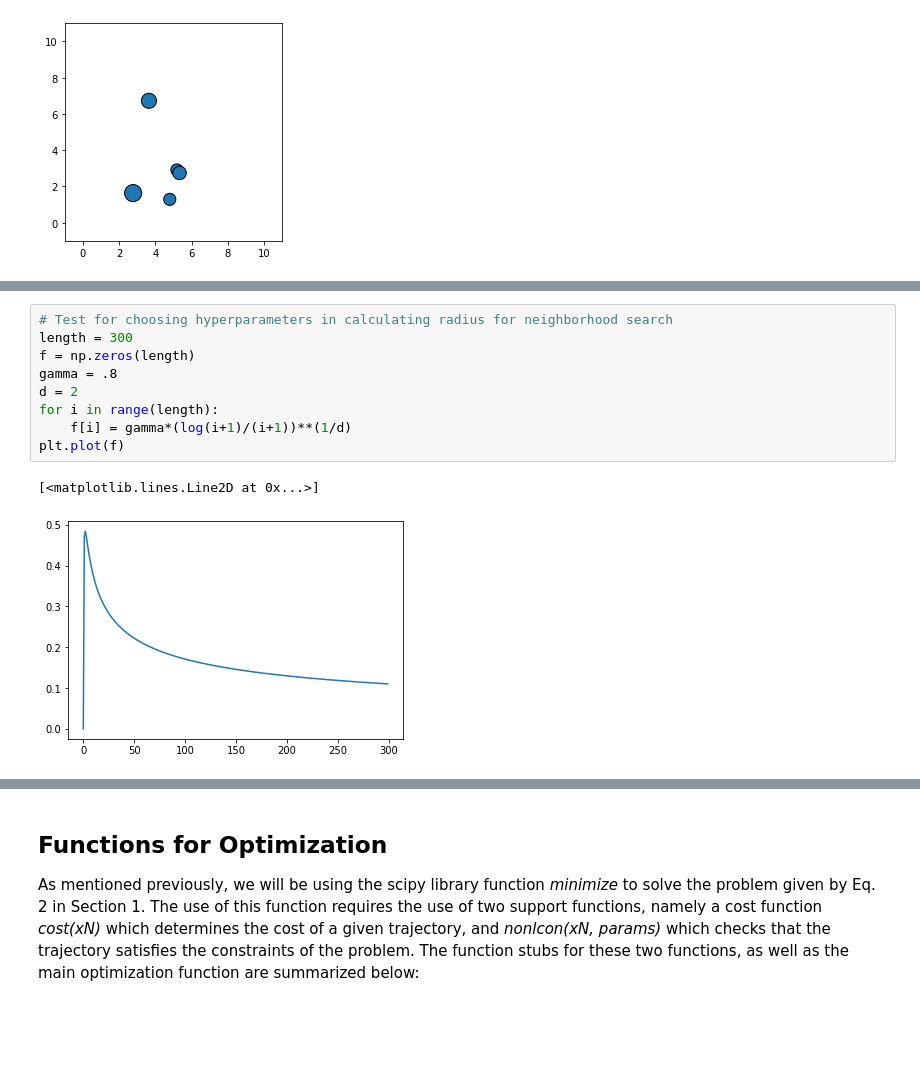
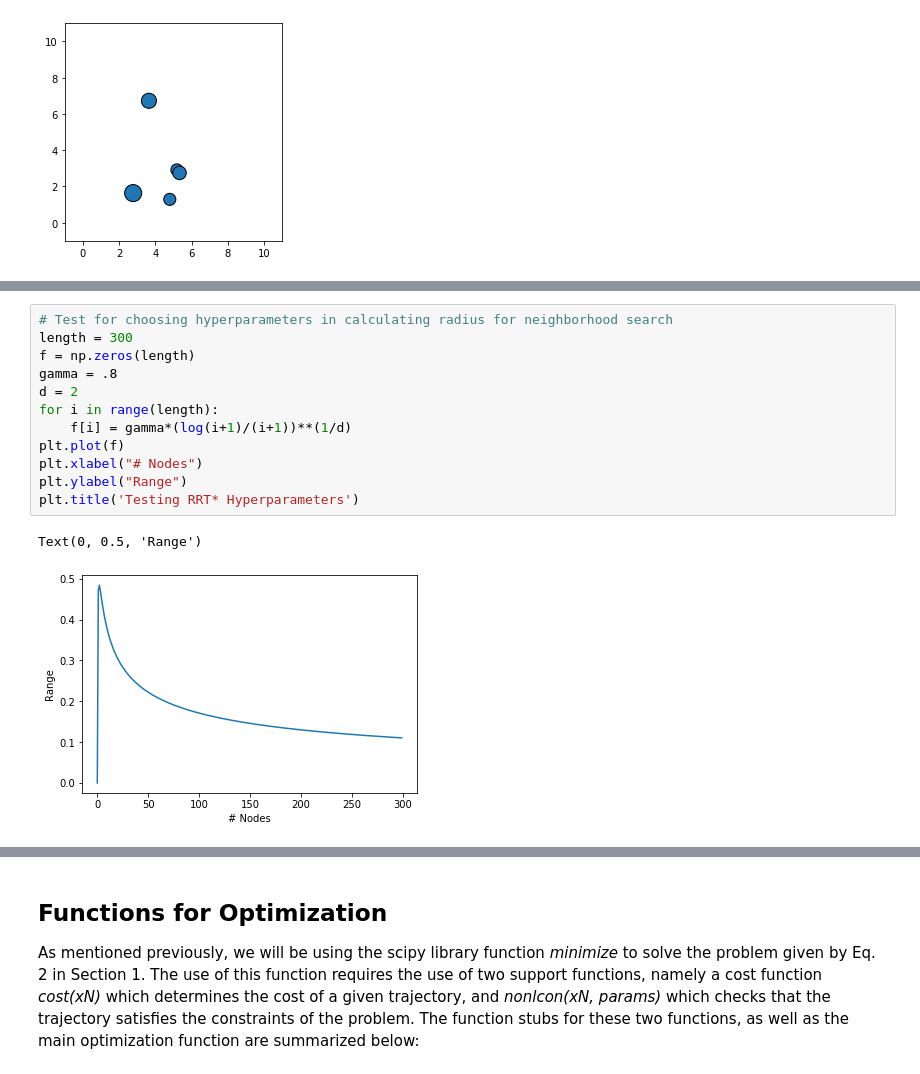
Before and after one commit to JuliaBriden/16.413_Final_Project, a Jupyter notebook: Final_Project.ipynb, the cells around one changed output, grey strips where cells are left out. Saved outputs shown, nothing was run; the diff lists cells and outputs as text; blank space fills up the shorter version.

Commit message:
updated text on obstacles and rrt*

```diff
--- a/Final_Project.ipynb
+++ b/Final_Project.ipynb
@@ -565,12 +616,15 @@ def SampleFree(i, goal, bounds):
 # %%
 # Test for choosing hyperparameters in calculating radius for neighborhood search
 length = 300
 f = np.zeros(length)
 gamma = .8
 d = 2
 for i in range(length):
     f[i] = gamma*(log(i+1)/(i+1))**(1/d)
 plt.plot(f)
+plt.xlabel("# Nodes")
+plt.ylabel("Range")
+plt.title('Testing RRT* Hyperparameters')
 # %% [output]
-[<matplotlib.lines.Line2D at 0x...>]
+Text(0, 0.5, 'Range')
-[figure, old version]
+[figure, new version]
```
Also changed, not shown: parts of 31 cells of this notebook.
